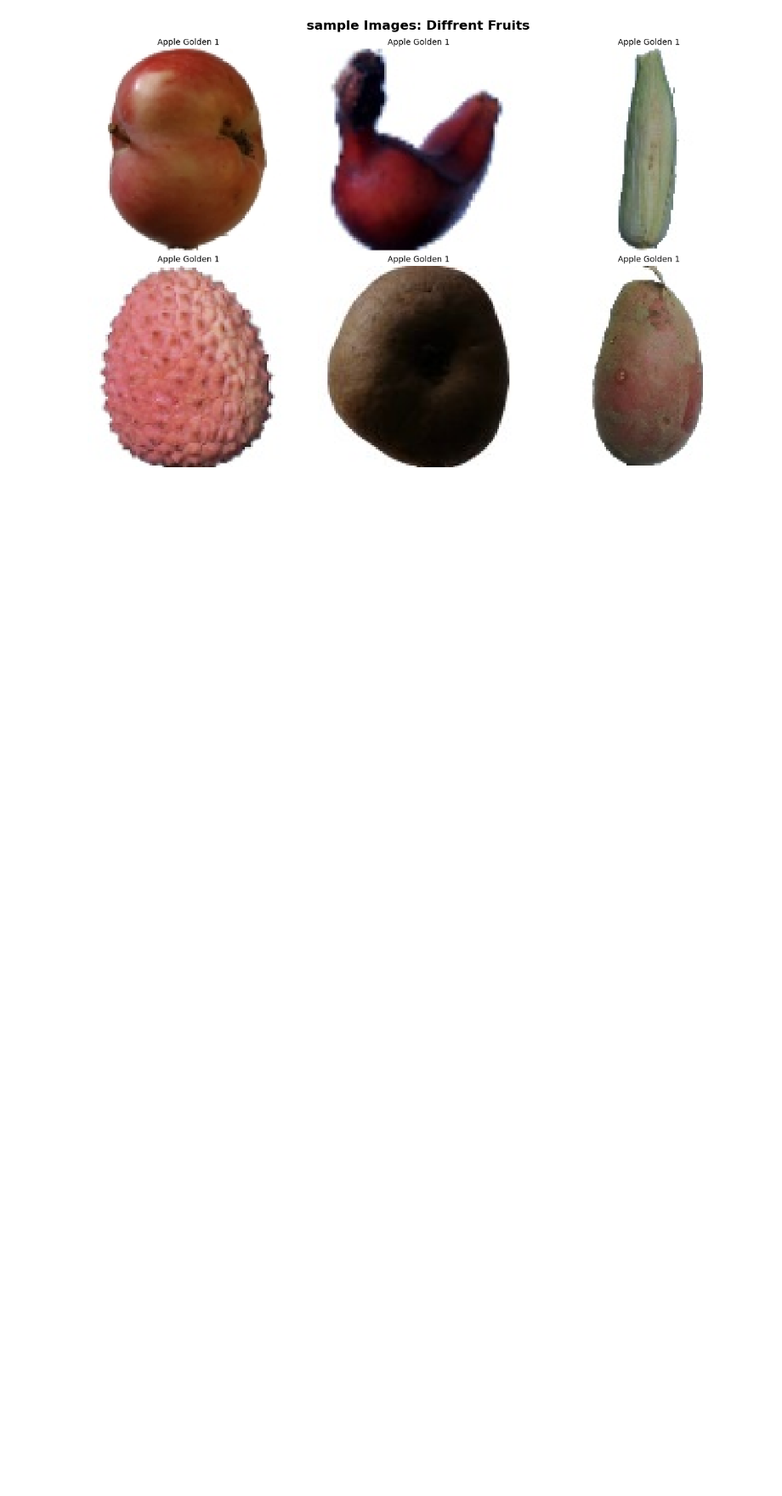
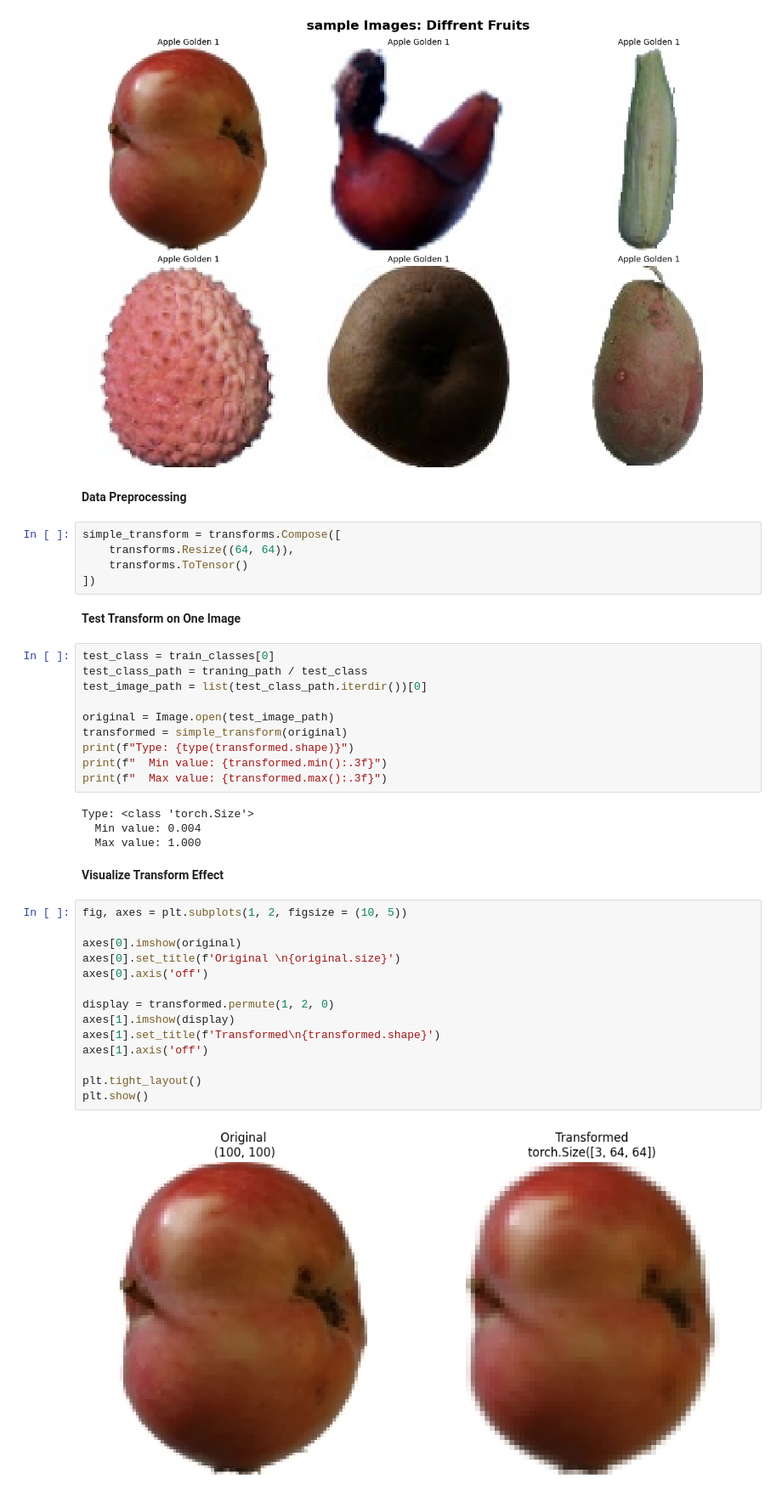
Before and after one commit to HRashidLiaquat/lessons-learned, a Jupyter notebook: Fruits.ipynb, the cells around one changed output. Shown at 85% size. Saved outputs shown, nothing was run; the diff lists cells and outputs as text; blank space fills up the shorter version.

```diff
--- a/Fruits.ipynb
+++ b/Fruits.ipynb
@@ -173,3 +173,44 @@ plt.tight_layout()
 plt.show()
 # %% [output]
 [figure]
+# %% [markdown]
+**Data Preprocessing**
+# %%
+simple_transform = transforms.Compose([
+    transforms.Resize((64, 64)),
+    transforms.ToTensor()
+])
+# %% [markdown]
+**Test Transform on One Image**
+# %%
+test_class = train_classes[0]
+test_class_path = traning_path / test_class
+test_image_path = list(test_class_path.iterdir())[0]
+
+original = Image.open(test_image_path)
+transformed = simple_transform(original)
+print(f"Type: {type(transformed.shape)}")
+print(f"  Min value: {transformed.min():.3f}")
+print(f"  Max value: {transformed.max():.3f}")
+# %% [output]
+Type: <class 'torch.Size'>
+  Min value: 0.004
+  Max value: 1.000
+# %% [markdown]
+**Visualize Transform Effect**
+# %%
+fig, axes = plt.subplots(1, 2, figsize = (10, 5))
+
+axes[0].imshow(original)
+axes[0].set_title(f'Original \n{original.size}')
+axes[0].axis('off')
+
+display = transformed.permute(1, 2, 0)
+axes[1].imshow(display)
+axes[1].set_title(f'Transformed\n{transformed.shape}')
+axes[1].axis('off')
+
+plt.tight_layout()
+plt.show()
+# %% [output]
+[figure, added]
```
Also changed, not shown: parts of 6 cells of this notebook.
